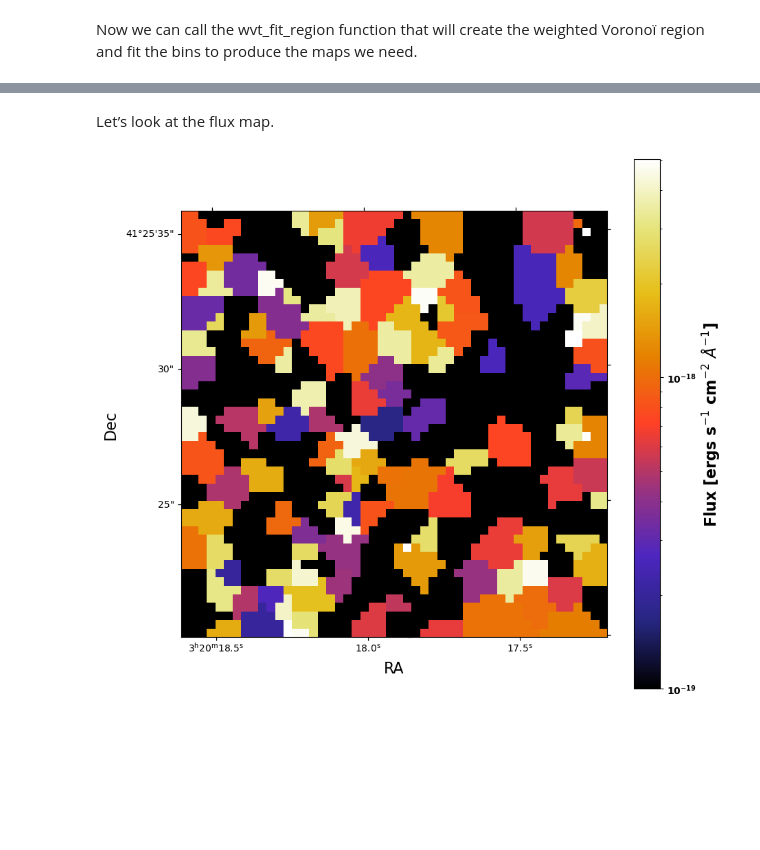
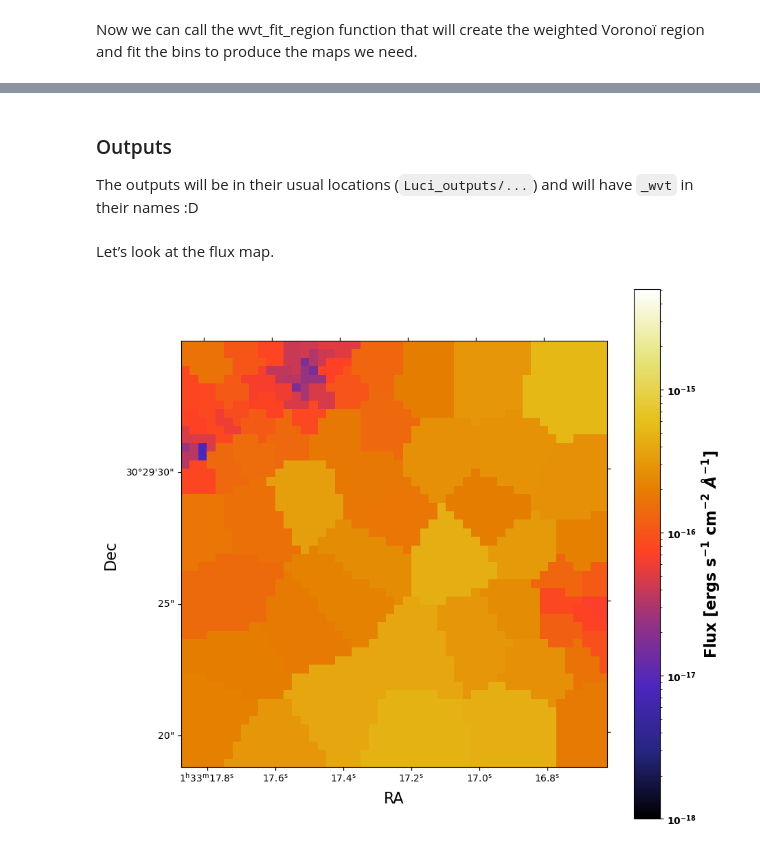
Before and after one commit to crhea93/LUCI, a Jupyter notebook: Examples/Example_WVT.ipynb, the cells around one changed output, grey strips where cells are left out. Drawn from its saved outputs; the diff is of its cells as text; code cells hidden in the pictures; blank space fills up the shorter version.

Commit message:
Updated WVT example

```diff
--- a/Examples/Example_WVT.ipynb
+++ b/Examples/Example_WVT.ipynb
@@ -113,22 +108,26 @@ Finally, the initial_values parameter can be used to freeze the initial paramete
+# %% [markdown]
+### Outputs
+The outputs will be in their usual locations (`Luci_outputs/...`) and will have `_wvt` in their names :D
 # %% [markdown]
 Let’s look at the flux map.
 # %%
 plt.rcdefaults()
 
-flux_map = fits.open('/home/bvigneron/NGC1275/Benjamin/Luci_outputs/Fluxes/NGC1275-SN3_1_Halpha_Flux.fits')[0].data.T
-header = fits.open('/home/bvigneron/NGC1275/Benjamin/Luci_outputs/NGC1275-HR_deep.fits')[0].header
+flux_map = fits.open('/mnt/carterrhea/carterrhea/M33/Luci_outputs/Fluxes/M33_Field7_wvt_1_Halpha_Flux.fits')[0].data.T
+header = fits.open('/mnt/carterrhea/carterrhea/M33/Luci_outputs/M33_Field7_deep.fits')[0].header
 wcs = WCS(header)
 cmap = cm.CMRmap
 cmap.set_bad('black',1.)
 
 fig = plt.figure(figsize=(10, 10))
 ax = plt.subplot(projection=wcs)
-plt.imshow(flux_map[800:850,800:850], norm = LogNorm(vmin=1e-19, vmax=5.01837e-18), origin='lower', cmap=cmap)
+plt.imshow(flux_map[800:850,800:850], norm = LogNorm(vmin=1e-18, vmax=5.01837e-15), origin='lower', cmap=cmap)
 plt.rcParams["font.weight"] = "bold"
 plt.rcParams["axes.labelweight"] = "bold"
 plt.xlabel(r'RA', fontsize=16)
 plt.ylabel(r'Dec', fontsize=16)
 cbar = plt.colorbar()
 cbar.set_label(r'Flux [ergs s$^{-1}$ cm$^{-2}$ $\AA^{-1}$]', fontsize=16)
+plt.savefig('/home/carterrhea/Downloads/WVT_Example.png')
 # %% [output]
-[figure, old version]
+[figure, new version]
```
Also changed, not shown: parts of 8 cells of this notebook, 4 other files.
